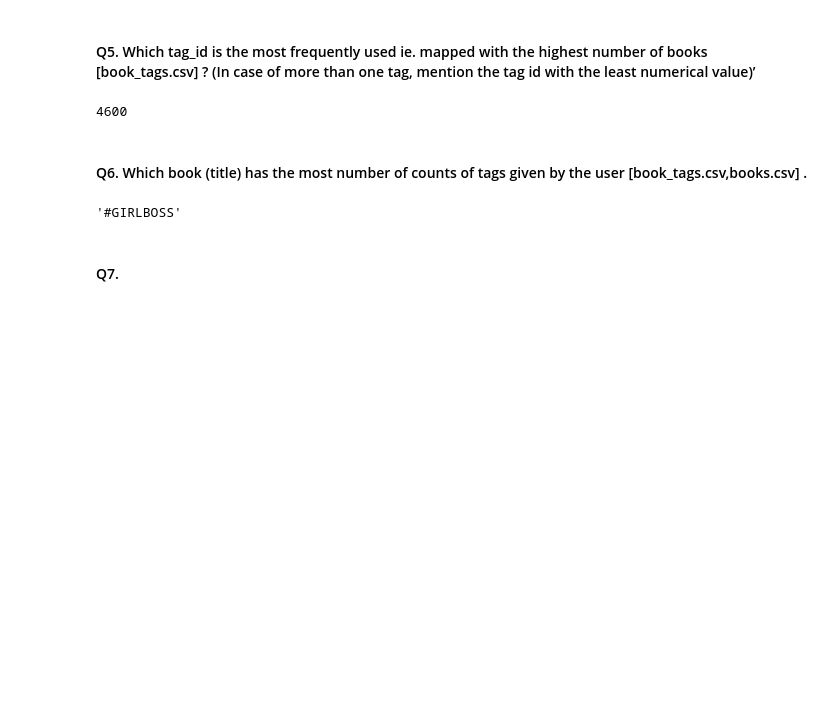
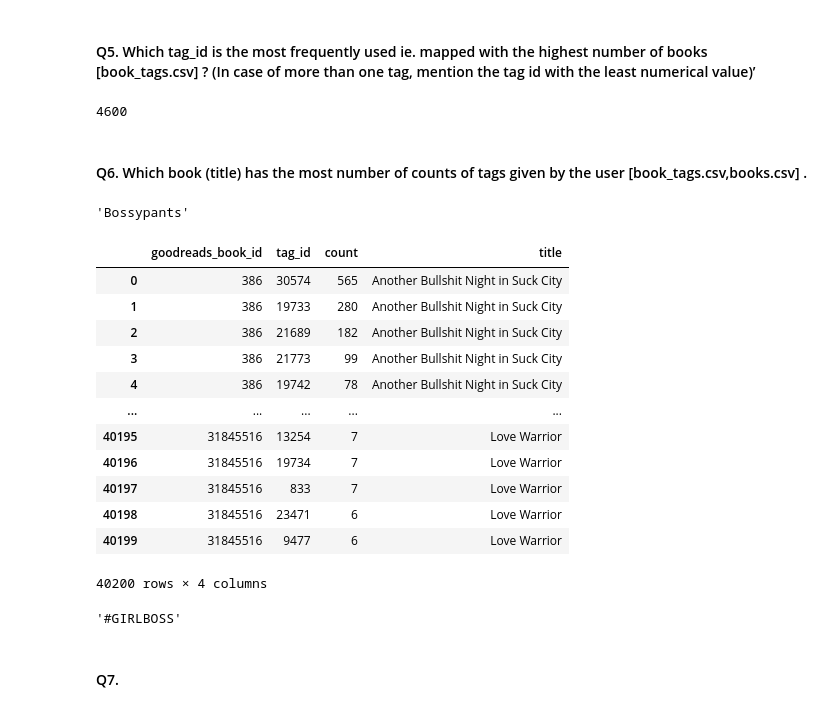
Before and after one commit to sambargod/randomwalk-ds-assessment-level3, a Jupyter notebook: RandomWalk Assesment Notebook.ipynb, the cells around one changed output. Drawn from its saved outputs; the diff is of its cells as text; code cells hidden in the pictures; blank space fills up the shorter version.

```diff
--- a/RandomWalk Assesment Notebook.ipynb
+++ b/RandomWalk Assesment Notebook.ipynb
@@ -85,5 +85,25 @@ tag_count = merged_df.groupby('title').size()
 
 most = tag_count.idxmax()
+# %%
+most
+# %% [output]
+'Bossypants'
+# %%
+merged_df
+# %% [output]
+|  | goodreads_book_id | tag_id | count | title |
+| 0 | 386 | 30574 | 565 | Another Bullshit Night in Suck City |
+| 1 | 386 | 19733 | 280 | Another Bullshit Night in Suck City |
+| 2 | 386 | 21689 | 182 | Another Bullshit Night in Suck City |
+| 3 | 386 | 21773 | 99 | Another Bullshit Night in Suck City |
+| 4 | 386 | 19742 | 78 | Another Bullshit Night in Suck City |
+| ... | ... | ... | ... | ... |
+| 40195 | 31845516 | 13254 | 7 | Love Warrior |
+| 40196 | 31845516 | 19734 | 7 | Love Warrior |
+| 40197 | 31845516 | 833 | 7 | Love Warrior |
+| 40198 | 31845516 | 23471 | 6 | Love Warrior |
+| 40199 | 31845516 | 9477 | 6 | Love Warrior |
+40200 rows × 4 columns
 # %%
 most
 # %% [output]
```
Also changed, not shown: parts of 1 cell of this notebook.
